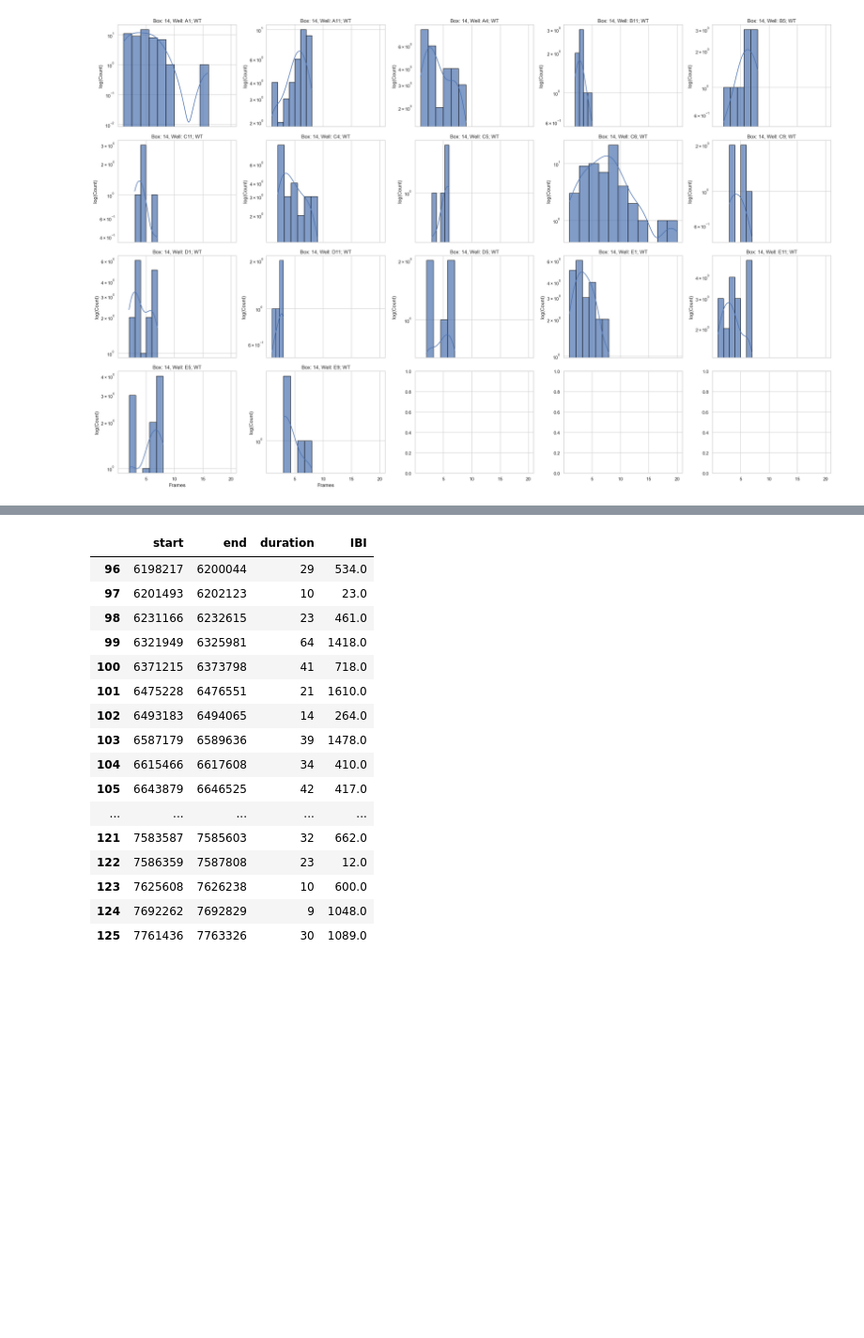
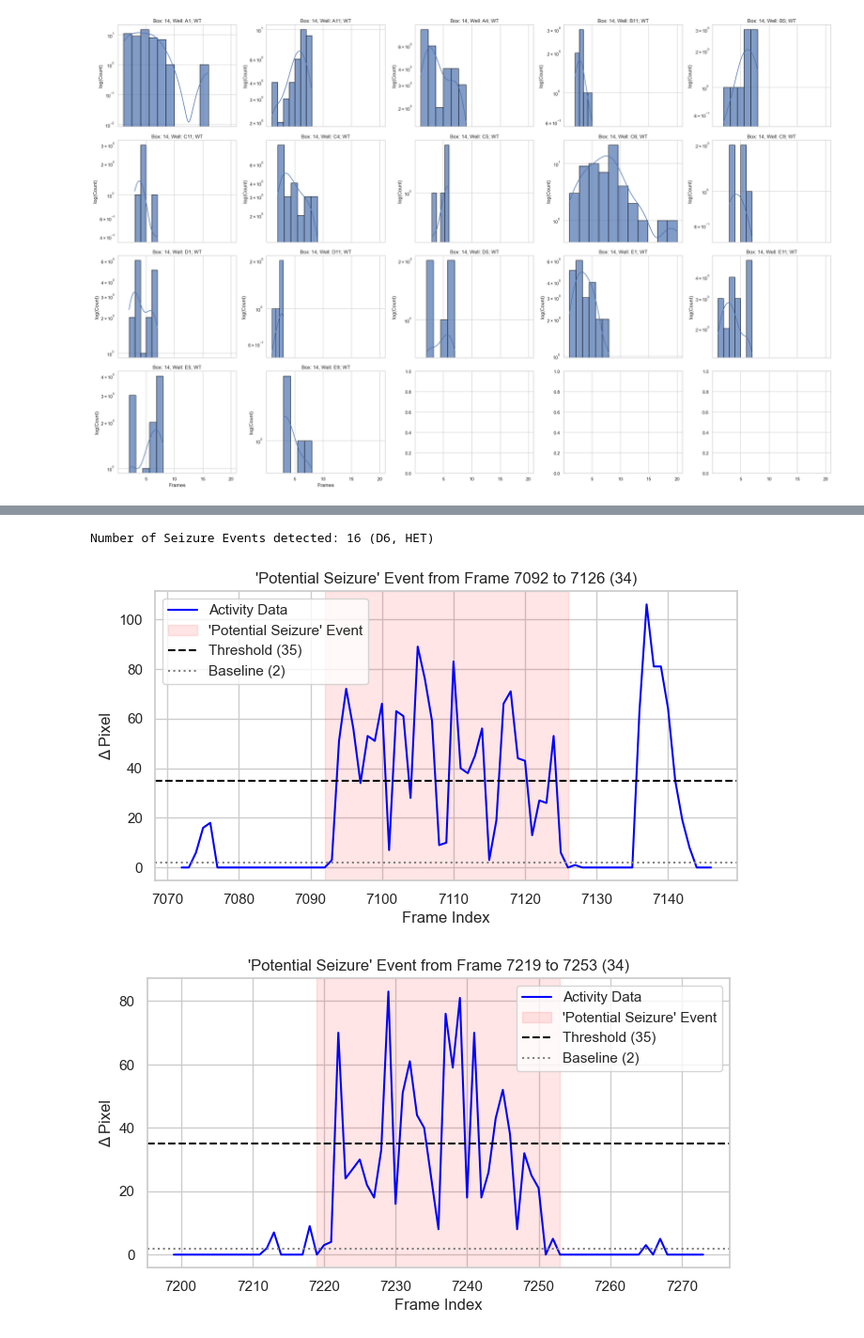
Before and after one commit to jadeyslau/B6_Epilepsies, a Jupyter notebook: Sandbox_distribution.ipynb, the cells around one changed output, grey strips where cells are left out. Shown at 94% size. Saved outputs shown, nothing was run; the diff lists cells and outputs as text; code cells hidden in the pictures; blank space fills up the shorter version.

```diff
--- a/Sandbox_distribution.ipynb
+++ b/Sandbox_distribution.ipynb
@@ -374,21 +262,7 @@ for _, event in selected_events.iterrows():
 # %%
-seizure_df[(seizure_df['start'] > 6162810) & (seizure_df['start'] < 8162810)]
-# seizure_df
+fishD6 = df_raw[df_raw['well'] == 'D6'].copy()  # HET
+seizure_df_D6 = detect_seizures_and_plot(fishD6)
 # %% [output]
-|  | start | end | duration | IBI |
-| 96 | 6198217 | 6200044 | 29 | 534.0 |
-| 97 | 6201493 | 6202123 | 10 | 23.0 |
-| 98 | 6231166 | 6232615 | 23 | 461.0 |
-| 99 | 6321949 | 6325981 | 64 | 1418.0 |
-| 100 | 6371215 | 6373798 | 41 | 718.0 |
-| 101 | 6475228 | 6476551 | 21 | 1610.0 |
-| 102 | 6493183 | 6494065 | 14 | 264.0 |
-| 103 | 6587179 | 6589636 | 39 | 1478.0 |
-| 104 | 6615466 | 6617608 | 34 | 410.0 |
-| 105 | 6643879 | 6646525 | 42 | 417.0 |
-| ... | ... | ... | ... | ... |
-| 121 | 7583587 | 7585603 | 32 | 662.0 |
-| 122 | 7586359 | 7587808 | 23 | 12.0 |
-| 123 | 7625608 | 7626238 | 10 | 600.0 |
-| 124 | 7692262 | 7692829 | 9 | 1048.0 |
-| 125 | 7761436 | 7763326 | 30 | 1089.0 |
+Number of Seizure Events detected: 16 (D6, HET)
+[figure, added]
+[figure, added]
```
Also changed, not shown: parts of 21 cells of this notebook, 6 other files.
